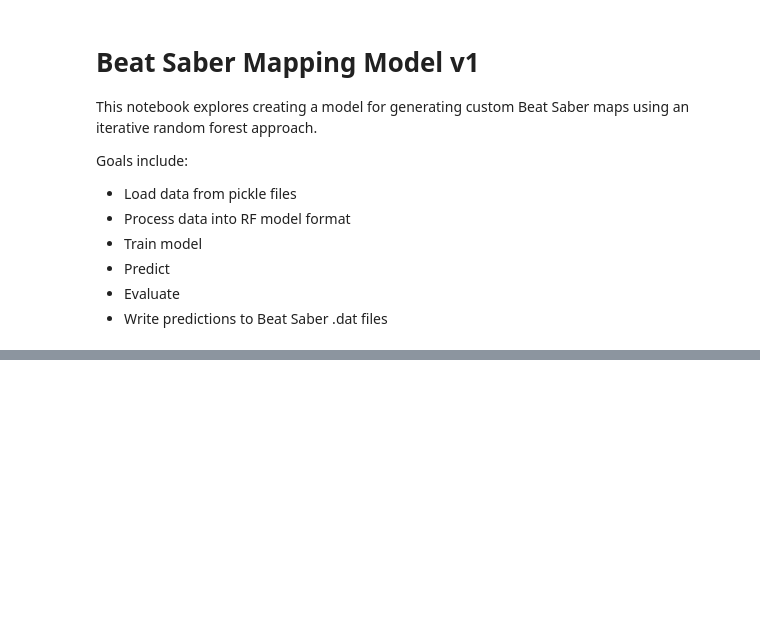
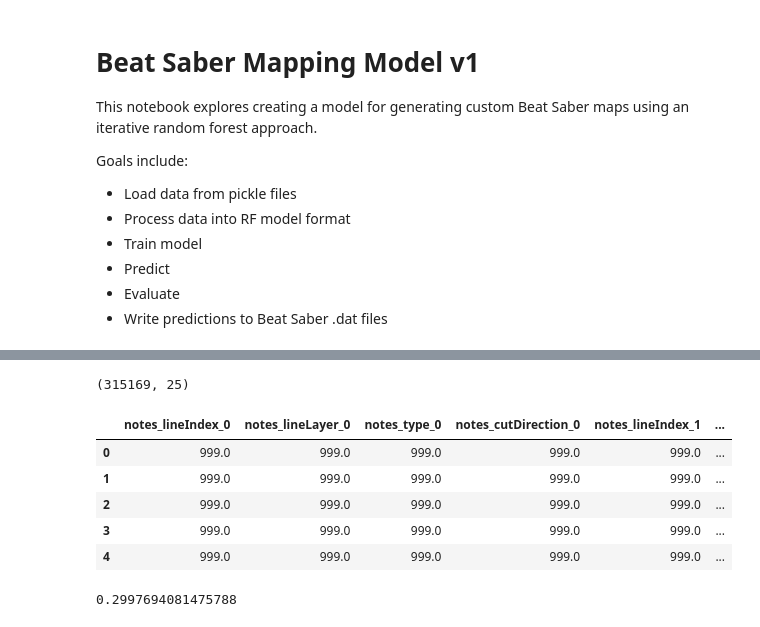
Before and after one commit to wvsharber/BeatMapSynthesizer, a Jupyter notebook: Initial Model.ipynb, the cells around one changed output, grey strips where cells are left out. Cells and saved outputs as stored; diff of their text form; code cells hidden in the pictures; blank space fills up the shorter version.

```diff
--- a/Initial Model.ipynb
+++ b/Initial Model.ipynb
@@ -78,0 +119,10 @@ ValueError: Input contains NaN, infinity or a value too large for dtype('float64
+# %%
+filelist = [f for f in os.listdir('level_df')]
+full = pd.DataFrame()
+for f in filelist:
+    if f.endswith('expert.pkl'):
+        with open(f"./level_df/{f}", 'rb') as d:
+            df = pickle.load(d)
+        full = pd.concat([full, df], axis = 0, ignore_index = True)
+    else:
+        continue
@@ -78,0 +137,20 @@ ValueError: Input contains NaN, infinity or a value too large for dtype('float64
+# %%
+full.shape
+# %% [output]
+(315169, 25)
+# %%
+full.dropna(subset = list(full.iloc[:, 0:13].columns), axis = 0, inplace = True)
+# %%
+full.fillna(999, inplace = True)
+# %%
+X = full.iloc[:, 0: 13]
+y = full[list(filter(lambda x: str(x).startswith('notes'), full.columns))]
+# %%
+y.head()
+# %% [output]
+|  | notes_lineIndex_0 | notes_lineLayer_0 | notes_type_0 | notes_cutDirection_0 | notes_lineIndex_1 | ... |
+| 0 | 999.0 | 999.0 | 999.0 | 999.0 | 999.0 | ... |
+| 1 | 999.0 | 999.0 | 999.0 | 999.0 | 999.0 | ... |
+| 2 | 999.0 | 999.0 | 999.0 | 999.0 | 999.0 | ... |
+| 3 | 999.0 | 999.0 | 999.0 | 999.0 | 999.0 | ... |
+| 4 | 999.0 | 999.0 | 999.0 | 999.0 | 999.0 | ... |
@@ -78,0 +161,4 @@ ValueError: Input contains NaN, infinity or a value too large for dtype('float64
+# %%
+multifull.score(X_test, y_test)
+# %% [output]
+0.2997694081475788
```
Also changed, not shown: parts of 17 cells of this notebook.
